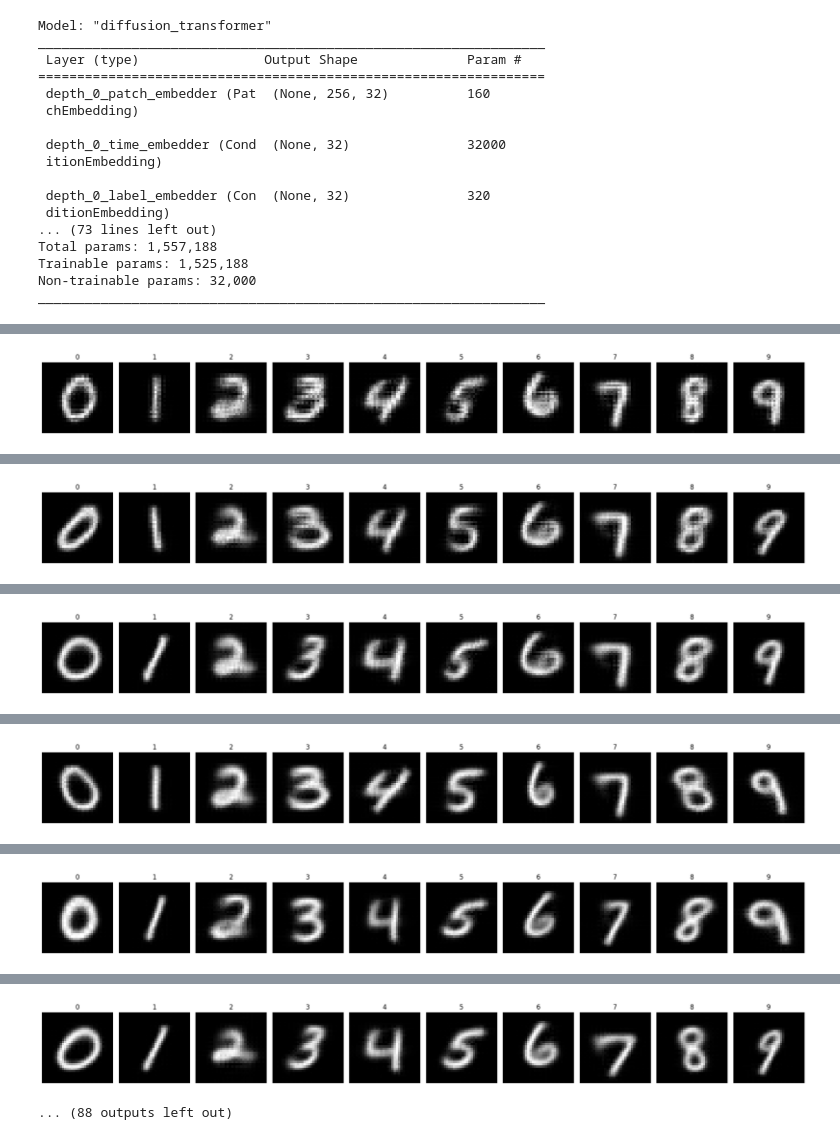
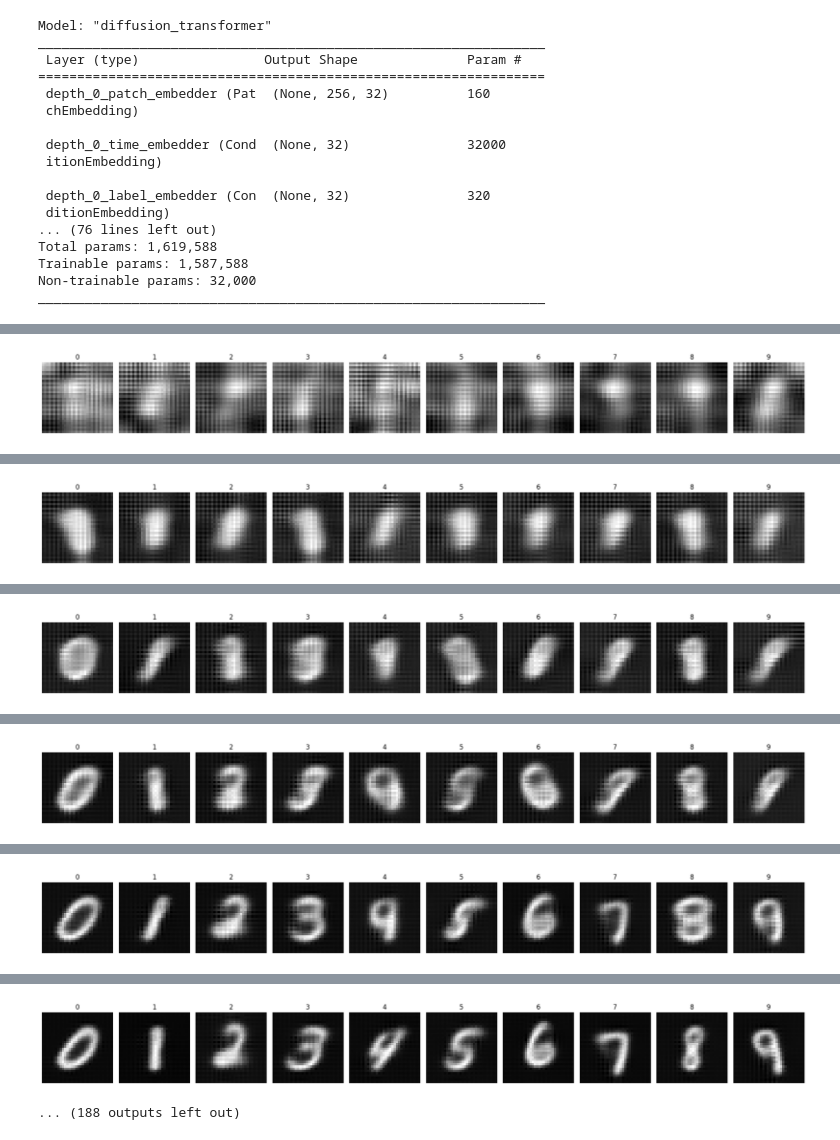
Before and after one commit to hosein-fanai/Continual-Learning-with-Diffusion-Vision-Transformers, a Jupyter notebook: notebooks/VAE U-DiT.ipynb, the cells around one changed output, grey strips where cells are left out. Drawn from its saved outputs; the diff is of its cells as text; code cells hidden in the pictures.

```diff
--- a/notebooks/VAE U-DiT.ipynb
+++ b/notebooks/VAE U-DiT.ipynb
@@ -90,21 +68,21 @@ vit = DiffusionTransformer(
     image_size=32,
     use_cfg=False,
     dim_forced=False,
-    depth=15,
+    depth=16,
     connection_ids_dict={8: (3,), 10: (1,), 12: (7,)},
-    cross_attention_ids_dict={13: (9,), 15: (11,)},
+    cross_attention_ids_dict={14: (9,), 16: (11,)},
     cross_attention_kwargs={
         "use_layer_norm": True,
         "ln_no_adaptation": False
     },
-    vit_block_ids=[1, 3, 5, 13, 15],
-    use_decoder_ids=[13, 15],
-    vit_block_mlp_output_dims={1: 32, 3: 64, 5: 64, 13: 32, 15: 32},
+    vit_block_ids=[1, 3, 5, 12, 14, 16],
+    use_decoder_ids=[14, 16],
+    vit_block_mlp_output_dims={1: 32, 3: 64, 5: 64, 12: 64, 14: 32, 16: 32},
     downsample_ids=[2, 4],
     downsample_kwargs={
         "pos_embed_type": "2d_sincos",
     },
-    upsample_ids=[12, 14],
+    upsample_ids=[13, 15],
     upsample_kwargs={
         "pos_embed_type": "2d_sincos",
         "scaling_method": "interpolate",
@@ -126,8 +104,8 @@ model = DiffusionModel(
     kl_loss_coef=0.01,
     modify_first_t=True,
     train_noisified_max_timesteps=0,
-    test_noisified_max_timesteps=0,
-) #
+    test_noisified_max_timesteps=0
+)
 
 vit.summary()
 # %% [output]
@@ -143,9 +121,9 @@ _________________________________________________________________
 
  depth_0_label_embedder (Con  (None, 32)               320
  ditionEmbedding)
-... (73 lines left out)
-Total params: 1,557,188
-Trainable params: 1,525,188
+... (76 lines left out)
+Total params: 1,619,588
+Trainable params: 1,587,588
 Non-trainable params: 32,000
 _________________________________________________________________
 # %%
@@ -154,23 +132,27 @@ from tensorflow.keras import optimizers
 
 lr_schedule = optimizers.schedules.CosineDecay(
     initial_learning_rate=1e-3,
-    decay_steps=epochs * len(trainset), #  * 11
+    decay_steps=epochs * len(trainset),
 )
 
 model.compile(
-    optimizer=optimizers.Adam(lr_schedule),
+    optimizer=optimizers.Adam(
+        lr_schedule,
+        # clipnorm=1.,
+        global_clipnorm=1.
+    ),
     loss="mse",
     # run_eagerly=True
 )
 # %%
 from tensorflow.keras import callbacks
 
-from diffusion import ImageGeneratorCallback
-from common.lr_logger_callback import LrLoggerCallback
+from diffusion import ImageGenerator
+from common.callbacks.lr_logger import LrLogger
 
 
 callbacks_list = [
-    LrLoggerCallback(),
+    LrLogger(),
     callbacks.ProgbarLogger(count_mode="steps"),
-    ImageGeneratorCallback(),
+    ImageGenerator()
 ]
@@ -183,10 +159,8 @@ callbacks_list = [
-# %%
-model.set_current_resolution(16)
 # %%
 history = model.fit(
     trainset,
     epochs=epochs,
     validation_data=valset,
-    callbacks=callbacks_list,
+    callbacks=callbacks_list
 ).history
 # %% [output]
@@ -195 +169 @@ Epoch 1/50
-[figure, old version]
+[figure, new version]
@@ -198 +172 @@ Epoch 2/50
-[figure, old version]
+[figure, new version]
@@ -201 +175 @@ Epoch 3/50
-[figure, old version]
+[figure, new version]
@@ -204 +178 @@ Epoch 4/50
-[figure, old version]
+[figure, new version]
@@ -207 +181 @@ Epoch 5/50
-[figure, old version]
+[figure, new version]
@@ -210,2 +184,2 @@ Epoch 6/50
-[figure, old version]
+[figure, new version]
-... (88 outputs left out)
+... (188 outputs left out)
```
Also changed, not shown: parts of 19 cells of this notebook, 1 other file.
